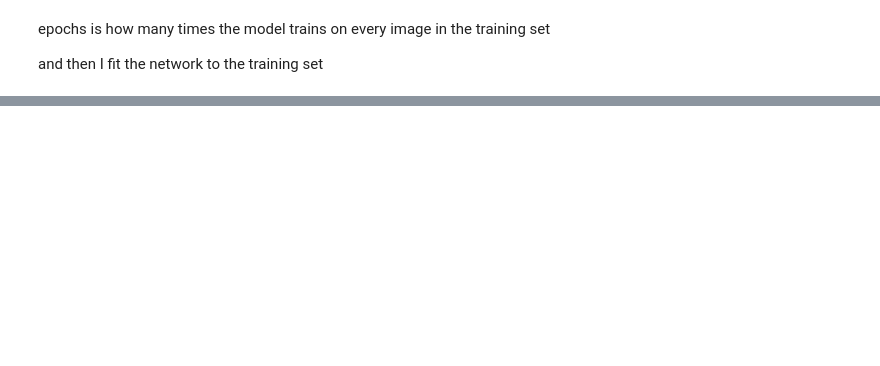
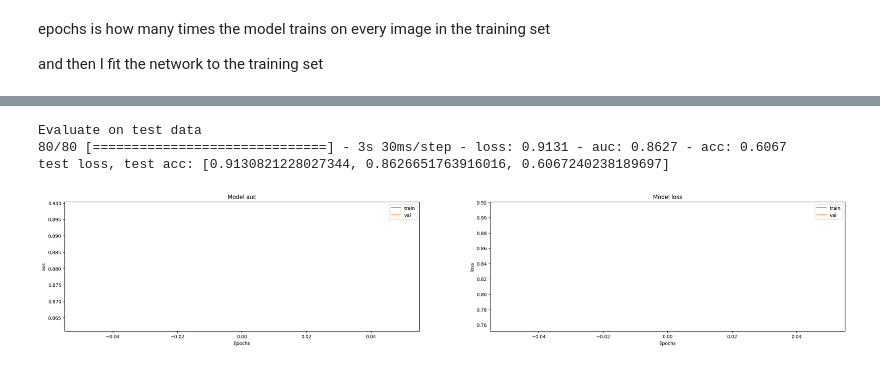
Before and after one commit to Asik007/BME240_ML, a Jupyter notebook: Test.ipynb, the cells around one changed output, grey strips where cells are left out. Cells and saved outputs as stored; diff of their text form; code cells hidden in the pictures; blank space fills up the shorter version.

```diff
--- a/Test.ipynb
+++ b/Test.ipynb
@@ -187,5 +192,5 @@ idk what adam optimization and loss is
 # %%
-METRICS = [tf.keras.metrics.AUC(name='auc')]
+METRICS = [tf.keras.metrics.AUC(name='auc'), "acc"]
 
 model.compile(optimizer='adam',loss=tf.losses.CategoricalCrossentropy(),
               # loss=tf.keras.losses.SparseCategoricalCrossentropy(from_logits=True),
@@ -216,13 +220,10 @@ epochs is how many times the model trains on every image in the training set
 
 and then I fit the network to the training set
 # %%
-epochs=2
-model.fit(
+epochs=1
+fit_md = model.fit(
   train_ds,
   validation_data=validation_ds,
   epochs=epochs
 )
-print("Evaluate on test data")
-results = model.evaluate(validation_ds, batch_size=1)
-print("test loss, test acc:", results)
 # %% [output]
@@ -245,0 +231,22 @@ predictions = model.predict(np.asarray(img_resized))
+# %%
+print("Evaluate on test data")
+results = model.evaluate(validation_ds, batch_size=1)
+print("test loss, test acc:", results)
+
+#Plotting the trend of the metrics during training
+
+fig, ax = plt.subplots(1, 2, figsize = (30, 5))
+ax = ax.ravel()
+
+for i, metric in enumerate(["auc", "loss"]):
+    ax[i].plot(fit_md.history[metric])
+    ax[i].plot(fit_md.history["val_" + metric])
+    ax[i].set_title("Model {}".format(metric))
+    ax[i].set_xlabel("Epochs")
+    ax[i].set_ylabel(metric)
+    ax[i].legend(["train", "val"])
+# %% [output]
+Evaluate on test data
+80/80 [==============================] - 3s 30ms/step - loss: 0.9131 - auc: 0.8627 - acc: 0.6067
+test loss, test acc: [0.9130821228027344, 0.8626651763916016, 0.6067240238189697]
+[figure, added]
```
Also changed, not shown: parts of 10 cells of this notebook.
